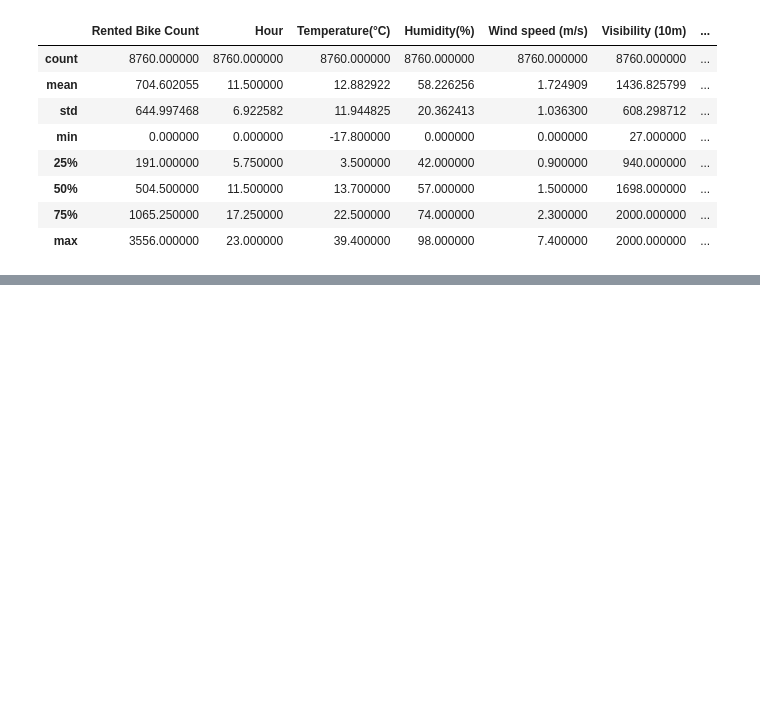
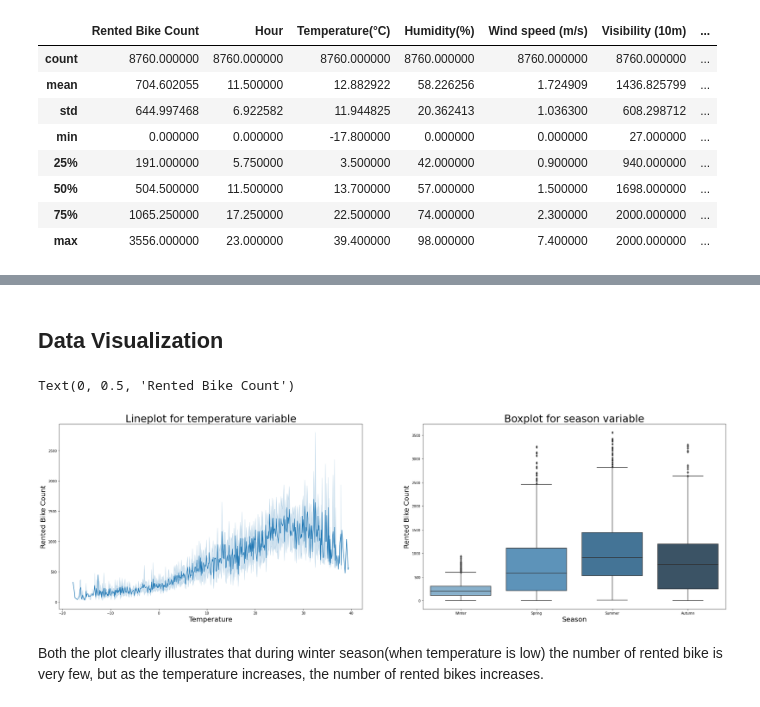
Before and after one commit to SubhamZap/Bike-Sharing-Demand-Prediction, a Jupyter notebook: Bike_Sharing_Demand_Prediction_Capstone_Project.ipynb, the cells around one changed output, grey strips where cells are left out. Drawn from its saved outputs; the diff is of its cells as text; code cells hidden in the pictures; blank space fills up the shorter version.

```diff
--- a/Bike_Sharing_Demand_Prediction_Capstone_Project.ipynb
+++ b/Bike_Sharing_Demand_Prediction_Capstone_Project.ipynb
@@ -125,0 +150,18 @@ bike_df.describe()
+# %%
+# Copy dataframe so that original dataframe doesn't change
+
+bike_copy_df = bike_df.copy()
+# %%
+# Renaming some columns for easy usage
+
+bike_copy_df.rename(columns = {'Rented Bike Count':'cnt', 'Temperature(°C)':'temp', 'Humidity(%)':'hum', 'Wind speed (m/s)':'windspeed',
+                               'Visibility (10m)':'vis', 'Dew point temperature(°C)':'dptemp', 'Solar Radiation (MJ/m2)':'rad', 'Rainfall(mm)':'rain',
+                               'Snowfall (cm)':'snow'}, inplace = True)
+# %%
+# Drop duplicate rows, if any
+
+bike_copy_df.drop_duplicates(inplace= True)
+# %%
+# Convert all columns to lowercase
+
+bike_copy_df.columns = [x.lower() for x in bike_copy_df.columns]
@@ -125,0 +179,21 @@ bike_df.describe()
+# %% [markdown]
+## Data Visualization
+# %%
+# Number of passangers by temperature and season
+
+fig, (ax1, ax2) = plt.subplots(ncols=2, figsize=(35, 10))
+
+sns.lineplot(x='temp', y='cnt', data=bike_copy_df, ax=ax1, palette='Blues_d')
+ax1.set_title('Lineplot for temperature variable',fontsize = 30)
+ax1.set_xlabel('Temperature' , fontsize = 20)
+ax1.set_ylabel('Rented Bike Count' , fontsize = 20)
+
+sns.boxplot(x='seasons', y='cnt', data=bike_copy_df, ax=ax2, palette='Blues_d')
+ax2.set_title('Boxplot for season variable',fontsize = 30)
+ax2.set_xlabel('Season' , fontsize = 20)
+ax2.set_ylabel('Rented Bike Count' , fontsize = 20)
+# %% [output]
+Text(0, 0.5, 'Rented Bike Count')
+[figure, added]
+# %% [markdown]
+Both the plot clearly illustrates that during winter season(when temperature is low) the number of rented bike is very few, but as the temperature increases, the number of rented bikes increases.
```
Also changed, not shown: parts of 4 cells of this notebook.
